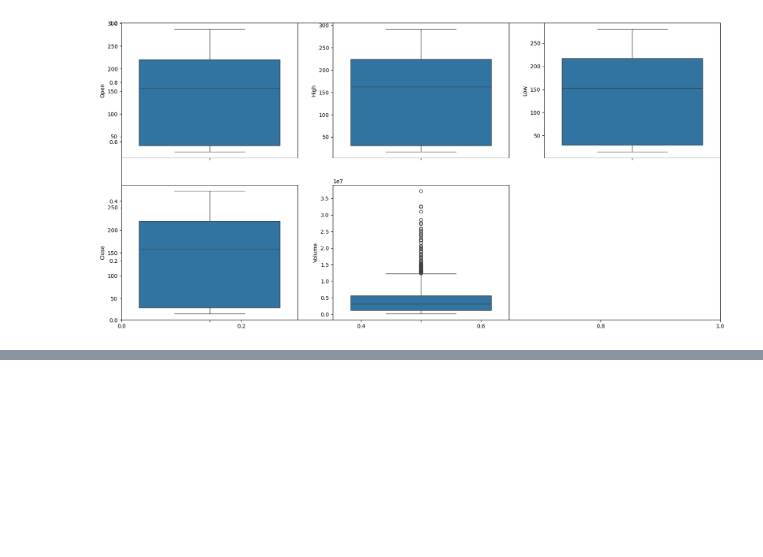
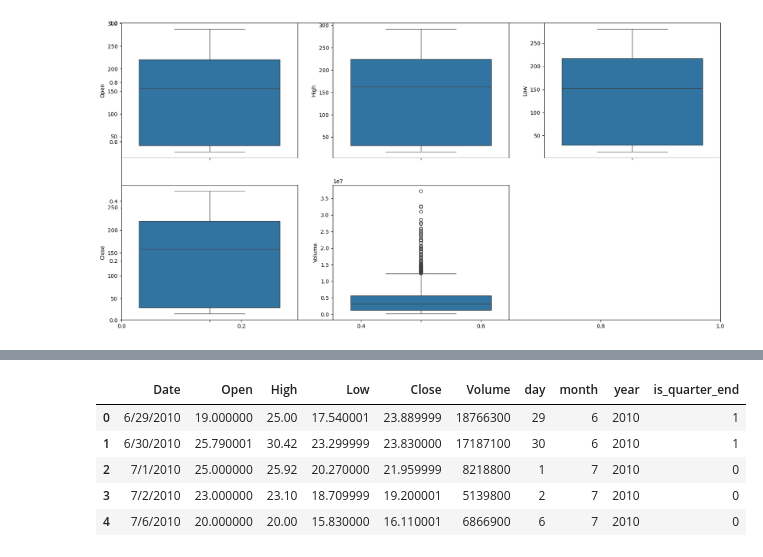
Before and after one commit to Bharadwaj-AP/AIML_Weekly_Project_Repo, a Jupyter notebook: Week-10/Week-10_Stock Price Prediction using Machine Learning.ipynb, the cells around one changed output, grey strips where cells are left out. Drawn from its saved outputs; the diff is of its cells as text; code cells hidden in the pictures; blank space fills up the shorter version.

```diff
--- a/Week-10/Week-10_Stock Price Prediction using Machine Learning.ipynb
+++ b/Week-10/Week-10_Stock Price Prediction using Machine Learning.ipynb
@@ -116,0 +134,10 @@ plt.show()
+# %%
+df['is_quarter_end'] = np.where(df['month']%3==0,1,0)
+df.head()
+# %% [output]
+|  | Date | Open | High | Low | Close | Volume | day | month | year | is_quarter_end |
+| 0 | 6/29/2010 | 19.000000 | 25.00 | 17.540001 | 23.889999 | 18766300 | 29 | 6 | 2010 | 1 |
+| 1 | 6/30/2010 | 25.790001 | 30.42 | 23.299999 | 23.830000 | 17187100 | 30 | 6 | 2010 | 1 |
+| 2 | 7/1/2010 | 25.000000 | 25.92 | 20.270000 | 21.959999 | 8218800 | 1 | 7 | 2010 | 0 |
+| 3 | 7/2/2010 | 23.000000 | 23.10 | 18.709999 | 19.200001 | 5139800 | 2 | 7 | 2010 | 0 |
+| 4 | 7/6/2010 | 20.000000 | 20.00 | 15.830000 | 16.110001 | 6866900 | 6 | 7 | 2010 | 0 |
```
Also changed, not shown: parts of 7 cells of this notebook.
